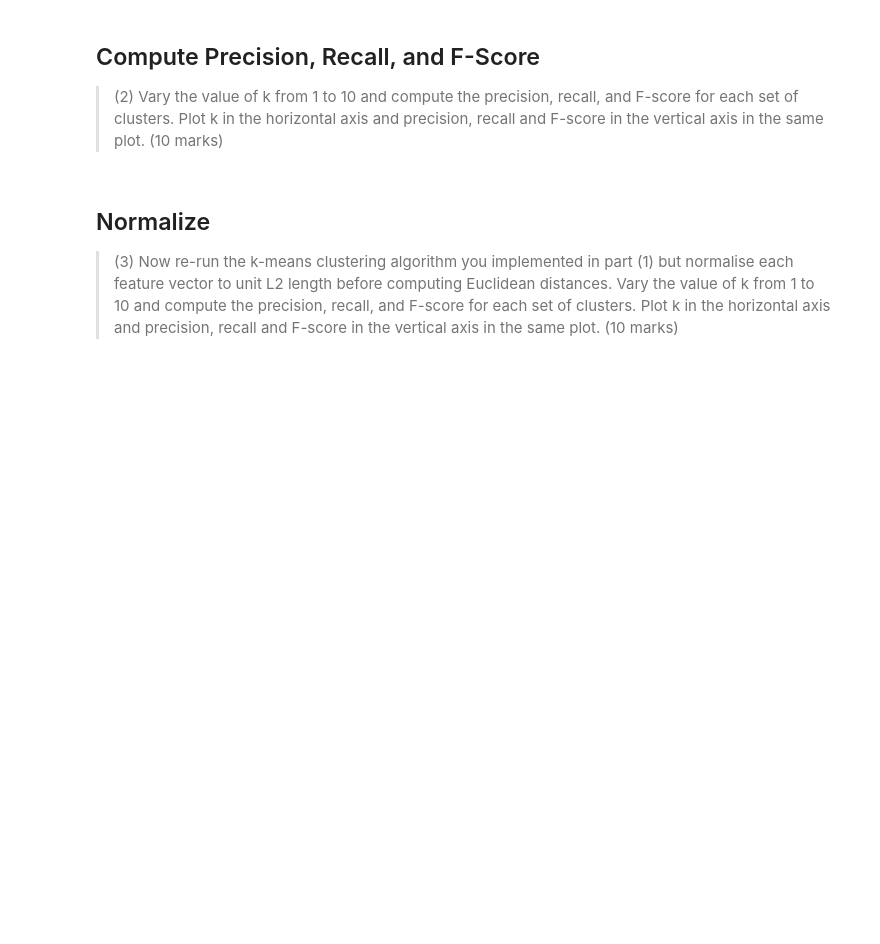
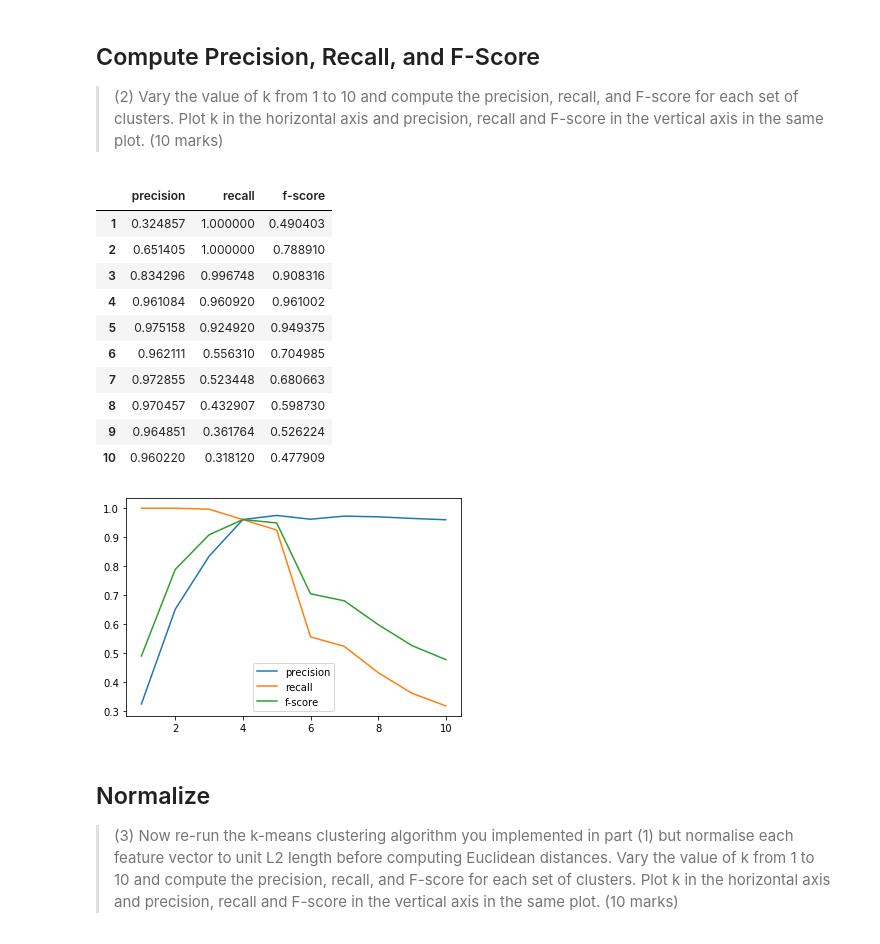
Before and after one commit to peterprescott/kmeans, a Jupyter notebook: notebook.ipynb, the cells around one changed output. Drawn from its saved outputs; the diff is of its cells as text; code cells hidden in the pictures; blank space fills up the shorter version.

```diff
--- a/notebook.ipynb
+++ b/notebook.ipynb
@@ -127,3 +121,0 @@ b = np.array([1,0])
-# %%
-for metric in metrics:
-    print(metric(a,b))
@@ -139,7 +127,7 @@ class KMeans():
                 k = 4,
                 data = words,
                 metric = euclidean_distance,
-                normalize = False,
+                norm = False,
                 max_iterations = 10**3,
                 seed = None,
                 ):
@@ -282,7 +270,7 @@ class KMeans():
                 if D[i].category != D[j].category and self.label[D[i].name] != self.label[D[j].name]:
                     self.true_negatives += 1
                 if D[i].category == D[j].category and self.label[D[i].name] != self.label[D[j].name]:
-                    self.false_positives += 1
+                    self.false_negatives += 1
 
 
         self.precision = self.true_positives / (self.true_positives + self.false_positives)
@@ -294,6 +282,27 @@ class KMeans():
 ## Compute Precision, Recall, and F-Score
 
 > (2) Vary the value of k from 1 to 10 and compute the precision, recall, and F-score for each set of clusters. Plot k in the horizontal axis and precision, recall and F-score in the vertical axis in the same plot. (10 marks)
+# %%
+score = {}
+for k in range(1,11):
+    model = KMeans(k=k, seed=2)
+    score[k] = {'precision':model.precision,'recall':model.recall,'f-score':model.f_score}
+scores = pd.DataFrame(score).transpose()
+scores.plot()
+scores
+# %% [output]
+|  | precision | recall | f-score |
+| 1 | 0.324857 | 1.000000 | 0.490403 |
+| 2 | 0.651405 | 1.000000 | 0.788910 |
+| 3 | 0.834296 | 0.996748 | 0.908316 |
+| 4 | 0.961084 | 0.960920 | 0.961002 |
+| 5 | 0.975158 | 0.924920 | 0.949375 |
+| 6 | 0.962111 | 0.556310 | 0.704985 |
+| 7 | 0.972855 | 0.523448 | 0.680663 |
+| 8 | 0.970457 | 0.432907 | 0.598730 |
+| 9 | 0.964851 | 0.361764 | 0.526224 |
+| 10 | 0.960220 | 0.318120 | 0.477909 |
+[figure, added]
 # %% [markdown]
 ## Normalize
 
```
Also changed, not shown: parts of 9 cells of this notebook.
